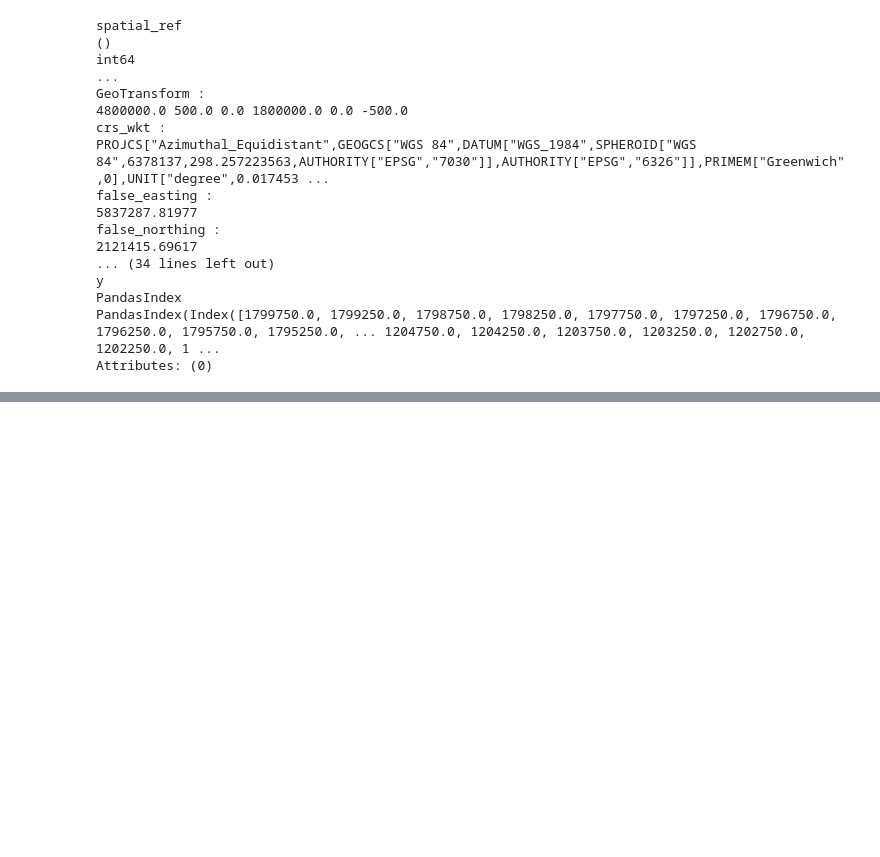
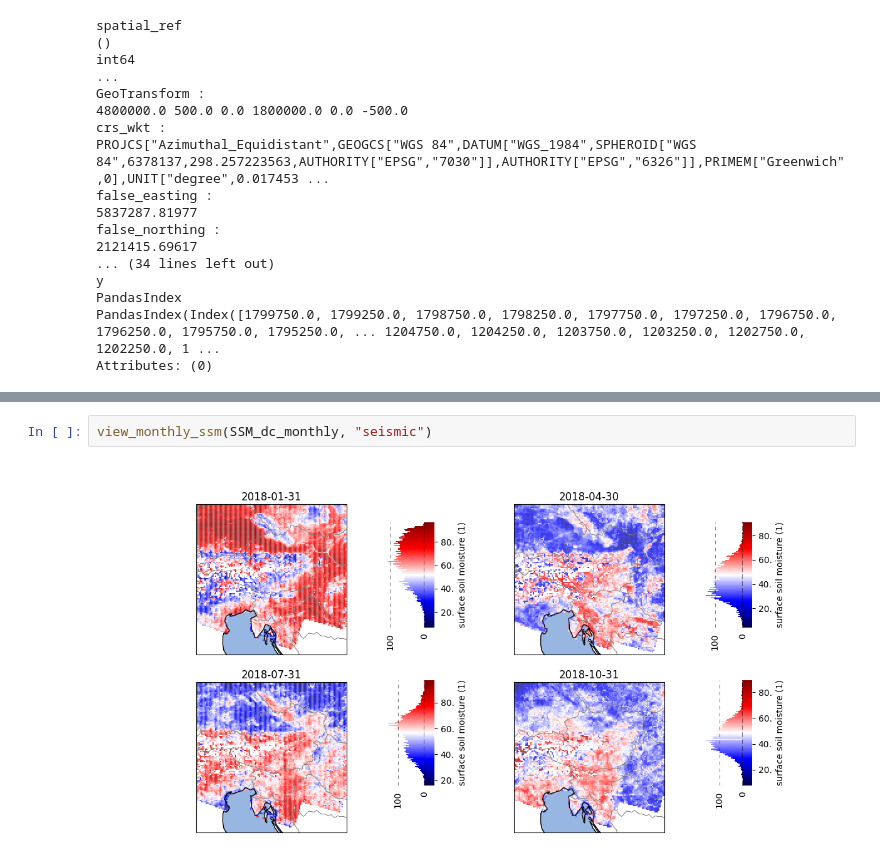
Before and after one commit to TUW-GEO/tuw_education_notebooks, a Jupyter notebook: 02_counterexample.ipynb, the cells around one changed output, grey strips where cells are left out. Saved outputs shown, nothing was run; the diff lists cells and outputs as text; blank space fills up the shorter version.

```diff
--- a/02_counterexample.ipynb
+++ b/02_counterexample.ipynb
@@ -73,0 +134,4 @@ This last step is more subjective and relates to the psychology of colors: the m
+# %%
+view_monthly_ssm(SSM_dc_monthly, "seismic")
+# %% [output]
+[figure, added]
```
Also changed, not shown: parts of 16 cells of this notebook, 3 other files.
